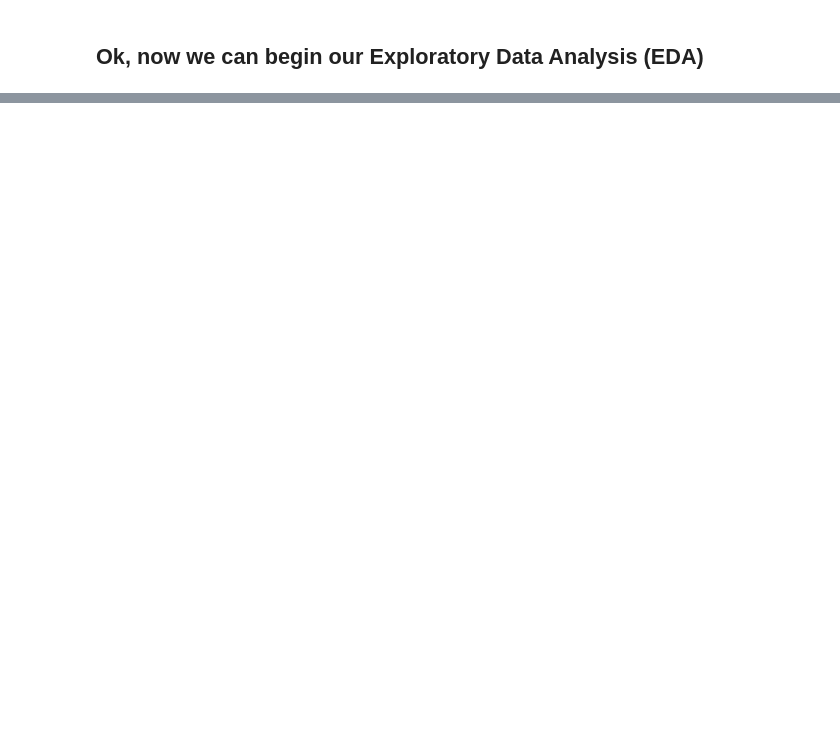
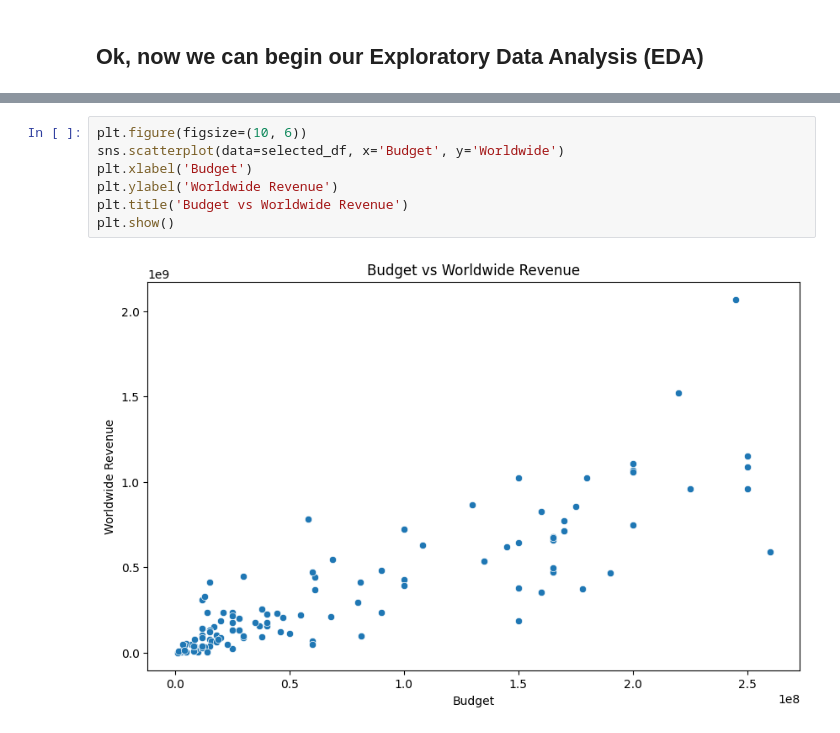
Before and after one commit to angelomaia/kaggle-notebooks, a Jupyter notebook: sqlite-data-manipulation-and-eda.ipynb, the cells around one changed output, grey strips where cells are left out. Drawn from its saved outputs; the diff is of its cells as text; blank space fills up the shorter version.

```diff
--- a/sqlite-data-manipulation-and-eda.ipynb
+++ b/sqlite-data-manipulation-and-eda.ipynb
@@ -96,0 +238,9 @@ df.info()
+# %%
+plt.figure(figsize=(10, 6))
+sns.scatterplot(data=selected_df, x='Budget', y='Worldwide')
+plt.xlabel('Budget')
+plt.ylabel('Worldwide Revenue')
+plt.title('Budget vs Worldwide Revenue')
+plt.show()
+# %% [output]
+[figure, added]
```
Also changed, not shown: parts of 18 cells of this notebook.
